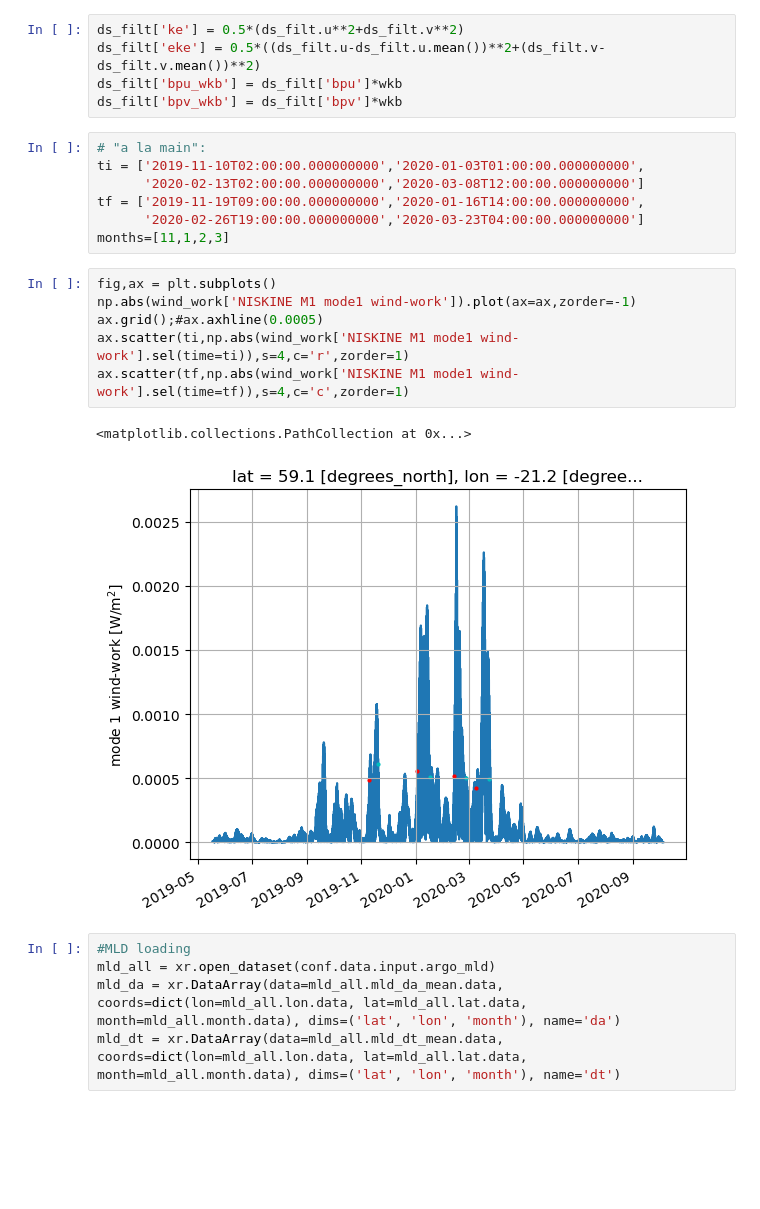
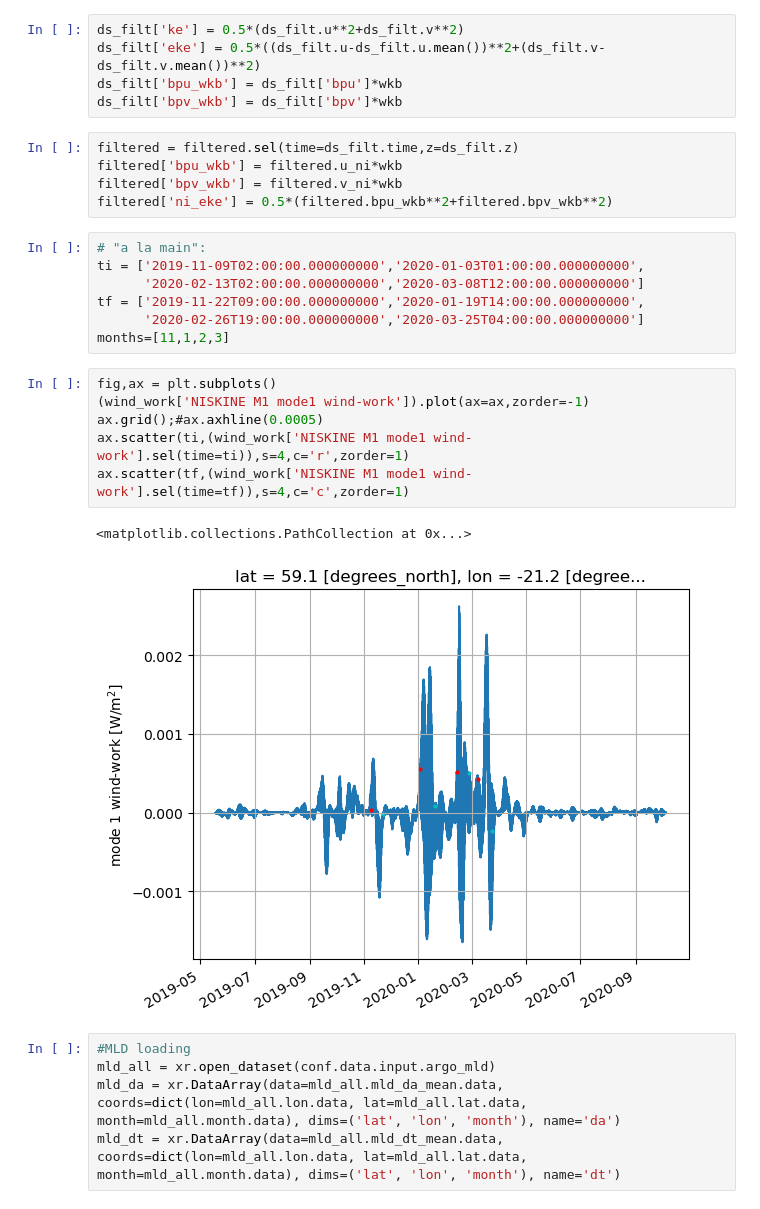
Before and after one commit to zcasparco/NIW, a Jupyter notebook: Data_overview/Zoom_wind_event.ipynb, the cells around one changed output. Drawn from its saved outputs; the diff is of its cells as text; blank space fills up the shorter version.

```diff
--- a/Data_overview/Zoom_wind_event.ipynb
+++ b/Data_overview/Zoom_wind_event.ipynb
@@ -67,22 +47,27 @@ ds_filt['ke'] = 0.5*(ds_filt.u**2+ds_filt.v**2)
 ds_filt['eke'] = 0.5*((ds_filt.u-ds_filt.u.mean())**2+(ds_filt.v-ds_filt.v.mean())**2)
 ds_filt['bpu_wkb'] = ds_filt['bpu']*wkb
 ds_filt['bpv_wkb'] = ds_filt['bpv']*wkb
+# %%
+filtered = filtered.sel(time=ds_filt.time,z=ds_filt.z)
+filtered['bpu_wkb'] = filtered.u_ni*wkb
+filtered['bpv_wkb'] = filtered.v_ni*wkb
+filtered['ni_eke'] = 0.5*(filtered.bpu_wkb**2+filtered.bpv_wkb**2)
 # %%
 # "a la main":
-ti = ['2019-11-10T02:00:00.000000000','2020-01-03T01:00:00.000000000',
+ti = ['2019-11-09T02:00:00.000000000','2020-01-03T01:00:00.000000000',
       '2020-02-13T02:00:00.000000000','2020-03-08T12:00:00.000000000']
-tf = ['2019-11-19T09:00:00.000000000','2020-01-16T14:00:00.000000000',
-      '2020-02-26T19:00:00.000000000','2020-03-23T04:00:00.000000000']
+tf = ['2019-11-22T09:00:00.000000000','2020-01-19T14:00:00.000000000',
+      '2020-02-26T19:00:00.000000000','2020-03-25T04:00:00.000000000']
 months=[11,1,2,3]
 # %%
 fig,ax = plt.subplots()
-np.abs(wind_work['NISKINE M1 mode1 wind-work']).plot(ax=ax,zorder=-1)
+(wind_work['NISKINE M1 mode1 wind-work']).plot(ax=ax,zorder=-1)
 ax.grid();#ax.axhline(0.0005)
-ax.scatter(ti,np.abs(wind_work['NISKINE M1 mode1 wind-work'].sel(time=ti)),s=4,c='r',zorder=1)
-ax.scatter(tf,np.abs(wind_work['NISKINE M1 mode1 wind-work'].sel(time=tf)),s=4,c='c',zorder=1)
+ax.scatter(ti,(wind_work['NISKINE M1 mode1 wind-work'].sel(time=ti)),s=4,c='r',zorder=1)
+ax.scatter(tf,(wind_work['NISKINE M1 mode1 wind-work'].sel(time=tf)),s=4,c='c',zorder=1)
 # %% [output]
 <matplotlib.collections.PathCollection at 0x...>
-[figure, old version]
+[figure, new version]
 # %%
 #MLD loading
 mld_all = xr.open_dataset(conf.data.input.argo_mld)
```
Also changed, not shown: parts of 13 cells of this notebook, 13 other files.
